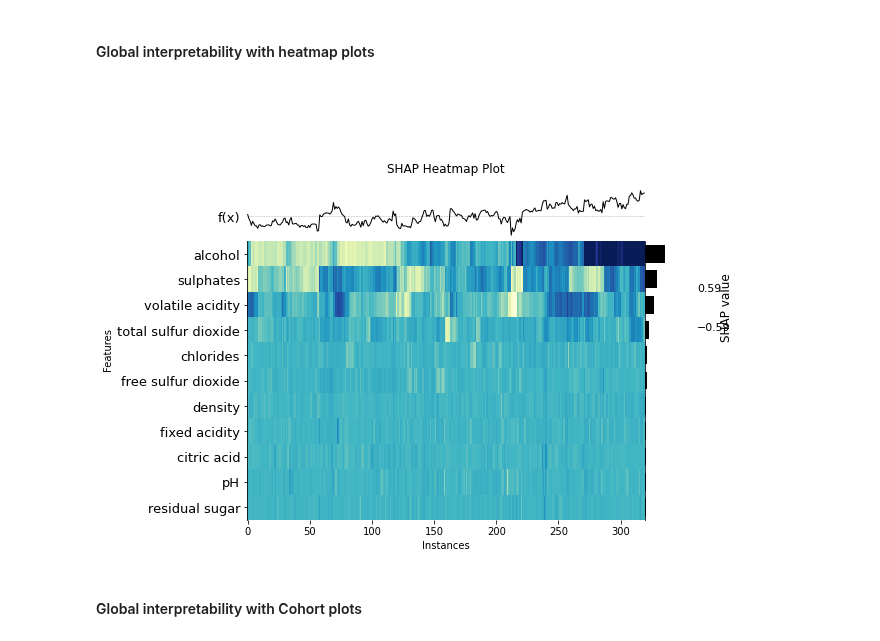
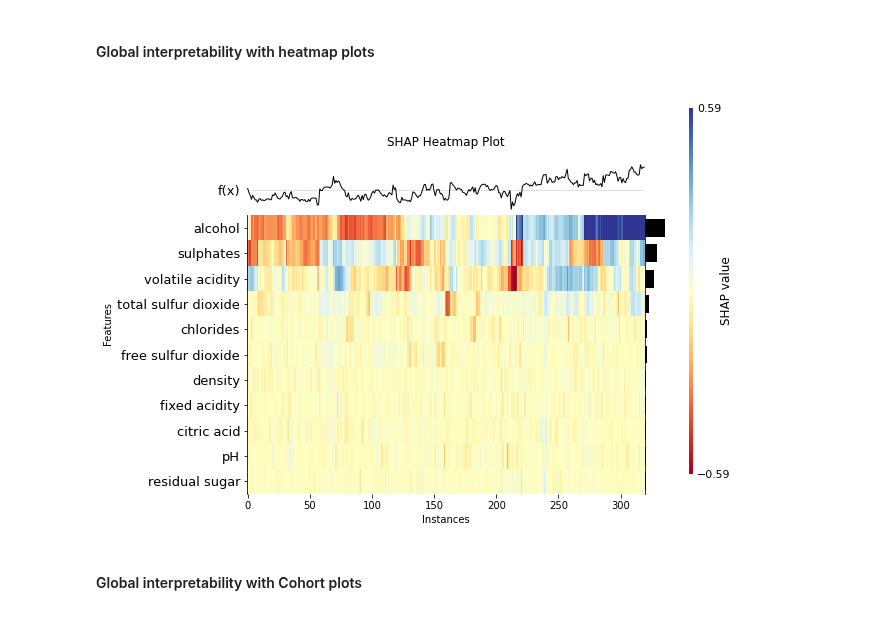
Before and after one commit to PacktPublishing/Applied-Machine-Learning-Explainability-Techniques, a Jupyter notebook: Chapter06/Intro_to_SHAP.ipynb, the cells around one changed output. Cells and saved outputs as stored; diff of their text form; code cells hidden in the pictures.

```diff
--- a/Chapter06/Intro_to_SHAP.ipynb
+++ b/Chapter06/Intro_to_SHAP.ipynb
@@ -157,11 +162,12 @@ shap.plots.bar(shap_values, show=True, max_display=12)
 #### Global interpretability with heatmap plots
 # %%
 plt.title('SHAP Heatmap Plot')
-shap.plots.heatmap(shap_values, max_display=12, cmap = 'YlGnBu', show=False)
+shap.plots.heatmap(shap_values, max_display=12, cmap = 'RdYlBu', show=False)
+plt.gcf().axes[-1].set_box_aspect(100)
 plt.ylabel('Features')
 plt.show()
 # %% [output]
-[figure, old version]
+[figure, new version]
 # %% [markdown]
 #### Global interpretability with Cohort plots
 # %% [markdown]
```
Also changed, not shown: parts of 15 cells of this notebook.
